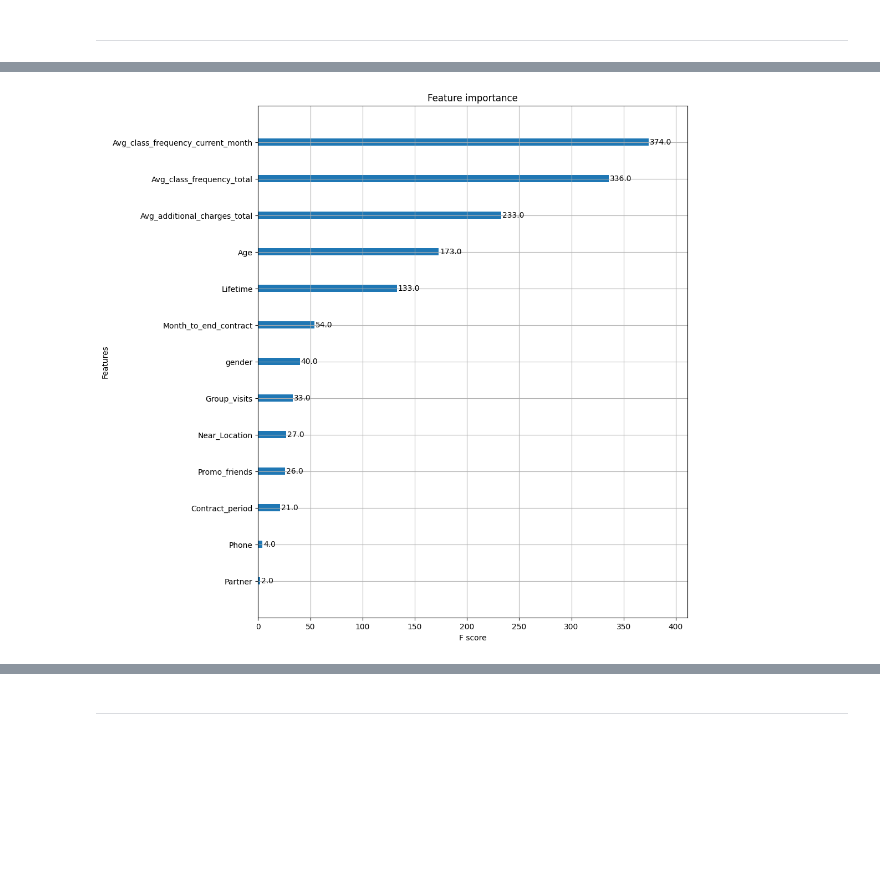
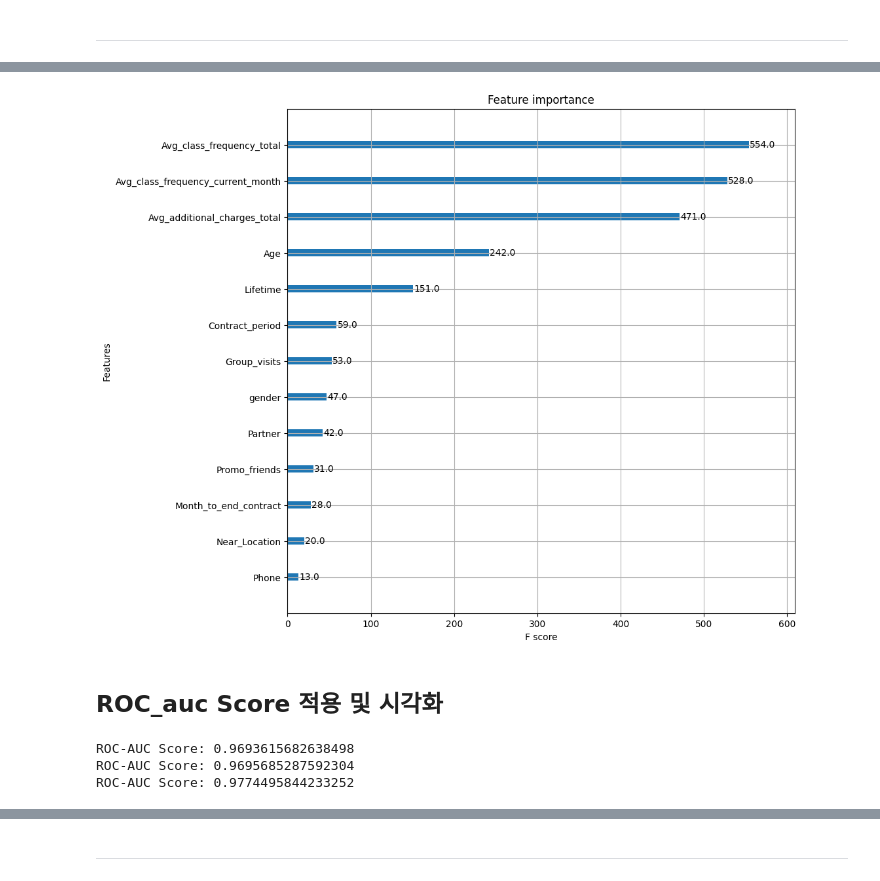
Before and after one commit to SKNETWORKS-FAMILY-AICAMP/SKN09-2nd-5Team, a Jupyter notebook: Model_yoonjae.ipynb, the cells around one changed output, grey strips where cells are left out. Drawn from its saved outputs; the diff is of its cells as text; code cells hidden in the pictures; blank space fills up the shorter version.

Commit message:
advanced_model_file

```diff
--- a/Model_yoonjae.ipynb
+++ b/Model_yoonjae.ipynb
@@ -194,0 +156,29 @@ Parameters: { "eval_metrics" } are not used.
+# %%
+from sklearn.model_selection import GridSearchCV
+
+# XGBoost 모델 객체 생성
+xgb = XGBClassifier(eval_metric='logloss', enable_categorical=False)
+
+# 하이퍼파라미터 후보 설정
+param_grid = {
+    'learning_rate': [0.01, 0.1, 0.3],
+    'n_estimators': [100, 200, 300],
+    'max_depth': [3, 5, 7],
+    'subsample': [0.7, 1.0],
+    'colsample_bytree': [0.7, 1.0]
+}
+
+# GridSearchCV 실행
+grid_search = GridSearchCV(xgb, param_grid, cv=3, scoring='accuracy', n_jobs=-1, verbose=2)
+grid_search.fit(X_train, y_train)
+
+# 최적의 파라미터 출력
+print("최적의 하이퍼파라미터:", grid_search.best_params_)
+
+# 최적의 모델로 예측
+best_xgb = grid_search.best_estimator_
+y_pred_best_xgb = best_xgb.predict(X_test)
+y_pred_proba_best_xgb = best_xgb.predict_proba(X_test)[:, 1]
+
+# 성능 평가
+evaluate_model(y_test, y_pred_best_xgb, 'XGB')
@@ -195,9 +207,39 @@ Parameters: { "eval_metrics" } are not used.
 # %%
 # 특성 중요도 시각화
 from xgboost import plot_importance
+xgb.fit(X_train, y_train)
 
-fig, ax = plt.subplots(figsize=(10,12))
-plot_importance(xgb_clf, ax =ax)
+fig, ax = plt.subplots(figsize=(10, 10))
+plot_importance(xgb, ax =ax)
 plt.show()
 # %% [output]
-[figure, old version]
+[figure, new version]
+# %% [markdown]
+## ROC_auc Score 적용 및 시각화
+# %%
+from sklearn.metrics import roc_auc_score
+
+# 모델 성능 평가
+
+# logisticRegression Model
+y_pred_lr = lr.predict(X_test)
+y_pred_lr_proba = lr.predict_proba(X_test)[:, 1]
+# Roc_auc 평가 확인
+print("ROC-AUC Score:", roc_auc_score(y_test, y_pred_lr_proba))
+
+# XGBoost Model - Best params 적용 전
+y_pred_xgb = xgb.predict(X_test)
+y_pred_xgb_proba = xgb.predict_proba(X_test)[:, 1]
+
+
+print("ROC-AUC Score:", roc_auc_score(y_test, y_pred_xgb_proba))
+
+
+# 적용 후
+y_pred_best_xgb = best_xgb.predict(X_test)
+y_pred_proba_best_xgb = best_xgb.predict_proba(X_test)[:, 1]
+print("ROC-AUC Score:", roc_auc_score(y_test, y_pred_proba_best_xgb))
+# %% [output]
+ROC-AUC Score: 0.9693615682638498
+ROC-AUC Score: 0.9695685287592304
+ROC-AUC Score: 0.9774495844233252
```
Also changed, not shown: parts of 16 cells of this notebook.
